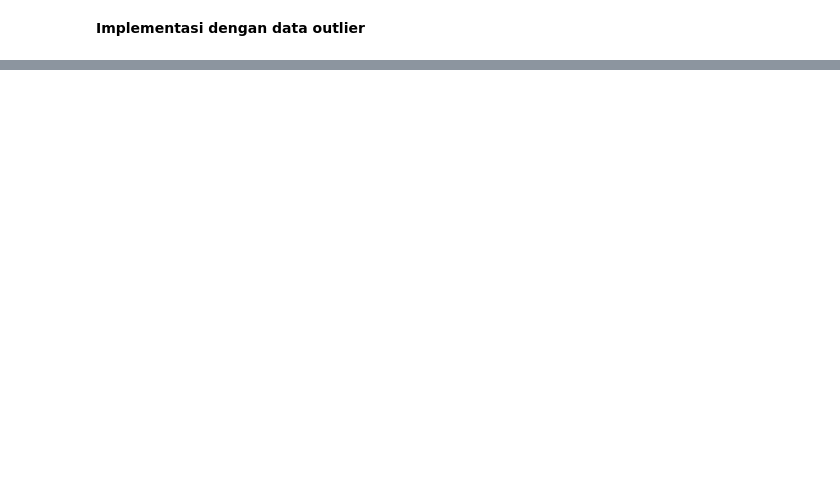
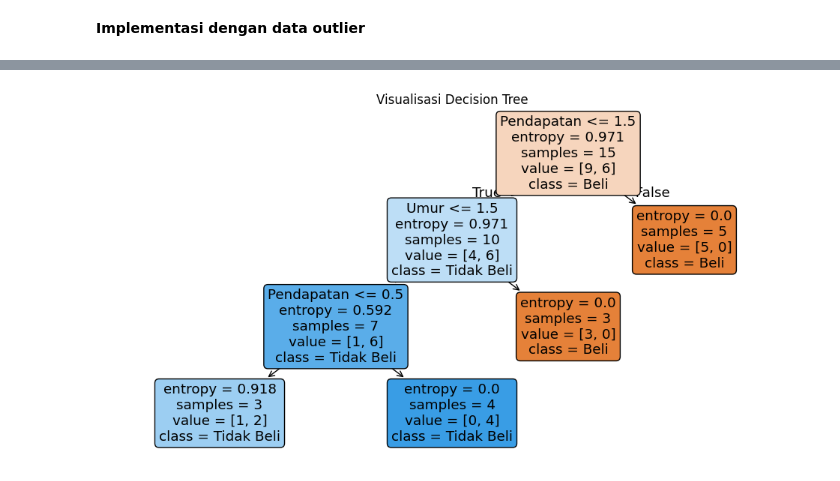
Before and after one commit to tuhu02/pendata, a Jupyter notebook: klastering.ipynb, the cells around one changed output, grey strips where cells are left out. Cells and saved outputs as stored; diff of their text form; code cells hidden in the pictures; blank space fills up the shorter version.

```diff
--- a/klastering.ipynb
+++ b/klastering.ipynb
@@ -780,0 +848,49 @@ Silhouette Score: 0.6707
+# %%
+import matplotlib.pyplot as plt
+from sklearn import tree
+from sklearn.preprocessing import LabelEncoder
+from sklearn.tree import DecisionTreeClassifier
+import pandas as pd
+
+# Contoh data
+data = {
+    'Umur': ['Muda', 'Muda', 'Muda', 'Paruh Baya', 'Paruh Baya', 'Paruh Baya',
+             'Tua', 'Tua', 'Tua', 'Muda', 'Paruh Baya', 'Paruh Baya',
+             'Tua', 'Muda', 'Paruh Baya'],
+    'Pendapatan': ['Rendah', 'Sedang', 'Tinggi', 'Rendah', 'Sedang', 'Tinggi',
+                   'Rendah', 'Sedang', 'Tinggi', 'Sedang', 'Tinggi', 'Sedang',
+                   'Sedang', 'Rendah', 'Tinggi'],
+    'Beli?': ['Tidak Beli', 'Tidak Beli', 'Beli', 'Beli', 'Tidak Beli', 'Beli',
+             'Beli', 'Beli', 'Beli', 'Tidak Beli', 'Beli', 'Tidak Beli',
+             'Beli', 'Tidak Beli', 'Beli']
+}
+df = pd.DataFrame(data)
+
+# Encode kategori
+le_umur = LabelEncoder()
+le_pendapatan = LabelEncoder()
+le_target = LabelEncoder()
+
+df['Umur'] = le_umur.fit_transform(df['Umur'])
+df['Pendapatan'] = le_pendapatan.fit_transform(df['Pendapatan'])
+df['Beli?'] = le_target.fit_transform(df['Beli?'])
+
+# Fitur dan target
+X = df[['Umur', 'Pendapatan']]
+y = df['Beli?']
+
+# Buat decision tree
+clf = DecisionTreeClassifier(criterion='entropy', max_depth=3)
+clf.fit(X, y)
+
+# Visualisasi pohon keputusan
+plt.figure(figsize=(12, 6))
+tree.plot_tree(clf,
+               feature_names=['Umur', 'Pendapatan'],
+               class_names=le_target.classes_,
+               filled=True,
+               rounded=True)
+plt.title("Visualisasi Decision Tree")
+plt.show()
+# %% [output]
+[figure, added]
```
Also changed, not shown: parts of 3 cells of this notebook, 5 other files.
